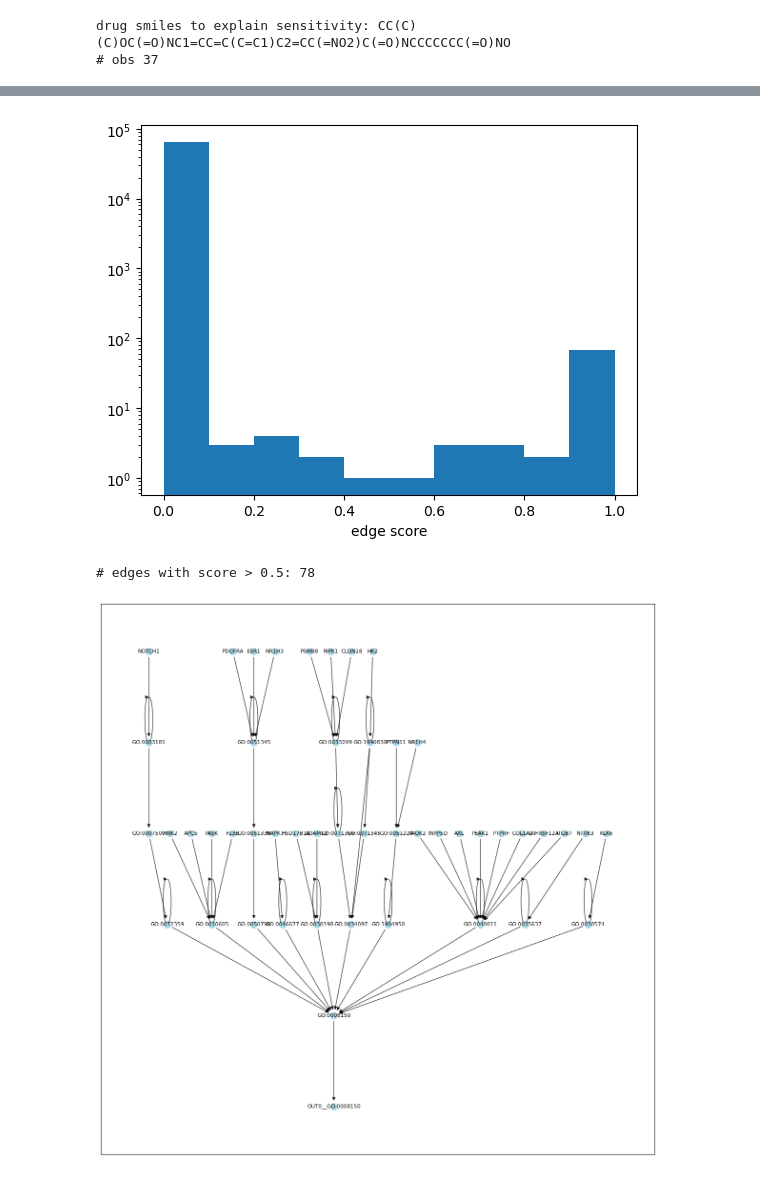
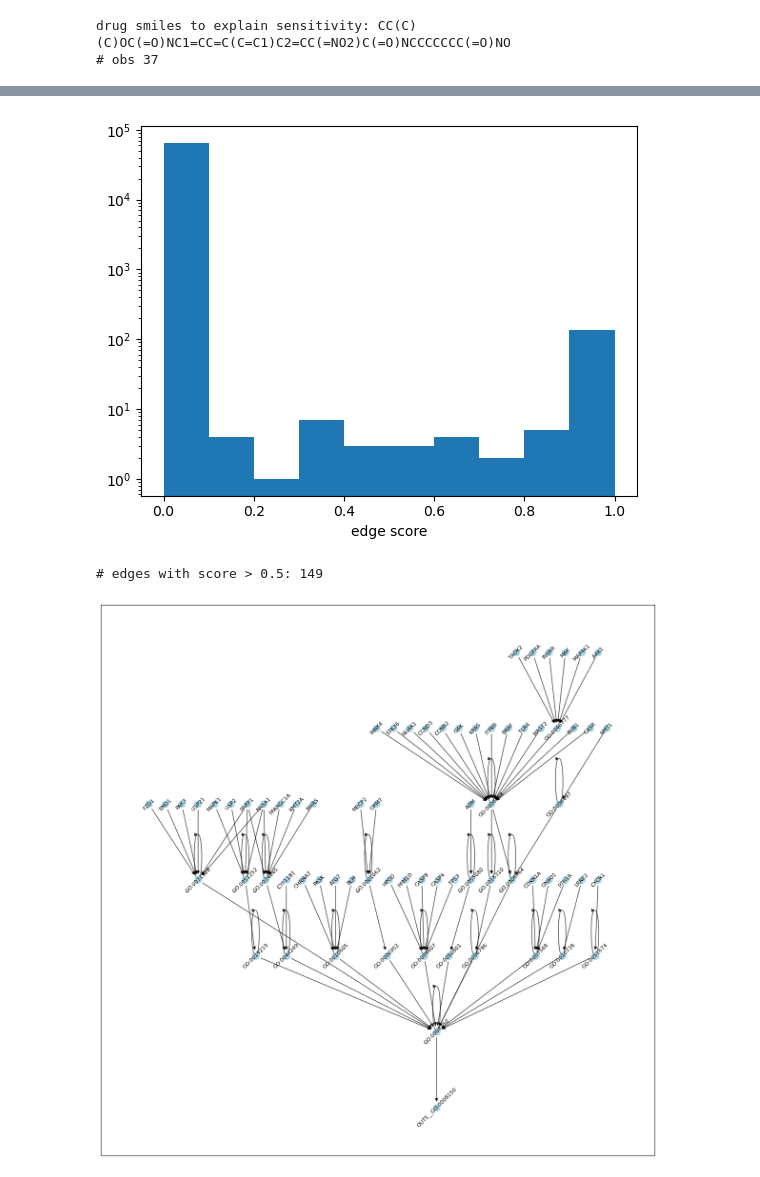
Before and after one commit to nathanieljevans/GSNN, a Jupyter notebook: docs/tutorials/09_drugcell_implementation.ipynb, the cells around one changed output, grey strips where cells are left out. Drawn from its saved outputs; the diff is of its cells as text; code cells hidden in the pictures.

```diff
--- a/docs/tutorials/09_drugcell_implementation.ipynb
+++ b/docs/tutorials/09_drugcell_implementation.ipynb
@@ -150,9 +152,9 @@ class DrugCell(torch.nn.Module):
             torch.nn.ELU(),
             torch.nn.Linear(6,1))
 
-    def forward(self, x_cell, x_drug):
+    def forward(self, x_cell, x_drug, edge_mask=None):
 
-        x_cell = self.cell_encoder(x_cell)
+        x_cell = self.cell_encoder(x_cell, edge_mask=edge_mask)
         x_drug = self.drug_encoder(x_drug)
 
         x = torch.cat([x_cell, x_drug], dim=1)
@@ -169,6 +171,7 @@ gsnn_kwargs = {'edge_index_dict':data.edge_index_dict,
                'add_function_self_edges':True,
                'norm':'batch',
                'init':'lecun',
+               'bias':False,
                'checkpoint':True,
                'residual':False}
 
@@ -188,6 +191,6 @@ model = DrugCell(gsnn_kwargs, nn_kwargs).to(device)
 print('# params [gsnn; cell encoder]', sum([p.numel() for p in model.cell_encoder.parameters()]))
 print('# params [nn; drug encoder]', sum([p.numel() for p in model.drug_encoder.parameters()]))
 
-optim = torch.optim.AdamW(model.parameters(), lr=1e-4, weight_decay=1e-2)
+optim = torch.optim.AdamW(model.parameters(), lr=1e-3, weight_decay=1e-2)
 crit = torch.nn.MSELoss()
 # %% [output]
@@ -198,7 +201,7 @@ crit = torch.nn.MSELoss()
 best_loss = np.inf
 best_state_dict = None
 
-for epoch in range(50):
+for epoch in range(25):
 
     torch.cuda.empty_cache()
 
@@ -370,35 +373,39 @@ plt.yscale('log')
 plt.xlabel('edge score')
 plt.show()
 # %% [output]
-[figure, old version]
+[figure, new version]
 # %%
 print('# edges with score > 0.5:', res[lambda x: x.score > 0.5].shape[0])
 # %% [output]
-# edges with score > 0.5: 78
+# edges with score > 0.5: 149
 # %%
 G = nx.from_pandas_edgelist(res[lambda x: x.score > 0.5], source='source', target='target', create_using=nx.DiGraph)
 
 # remove nodes that are not a descendent of a gene node (leftovers from thresholding)
 # or are not a ancestor of the output node
 n = set()
 for g in input_nodes:
     if g in G:
         n.update(nx.descendants(G, g))
         n.update(set([g]))
 
 n = n.intersection(set(nx.ancestors(G, output_nodes[zy_corr_res.ix.values[0]])).union(set([output_nodes[zy_corr_res.ix.values[0]]])))
 
 G = G.subgraph(n).copy()
 
 # use heiarchichal "dot" layout
 H = nx.convert_node_labels_to_integers(G, label_attribute="node_label")
 H_layout = nx.nx_pydot.pydot_layout(H, prog="dot")
 pos = {H.nodes[n]["node_label"]: p for n, p in H_layout.items()}
 
 plt.figure(figsize=(15,15))
 nx.draw_networkx_edges(G, pos, width=1.0, alpha=0.75)
 nx.draw_networkx_nodes(G, pos, node_size=100, node_color='lightblue')
-nx.draw_networkx_labels(G, pos, font_size=8)
+nl = nx.draw_networkx_labels(G, pos, font_size=8, )
+
+for _, label in nl.items():
+    label.set_rotation(45) # Rotate labels by 45 degrees
+
 plt.show()
 # %% [output]
-[figure, old version]
+[figure, new version]
```
Also changed, not shown: parts of 12 cells of this notebook, 14 other files.
